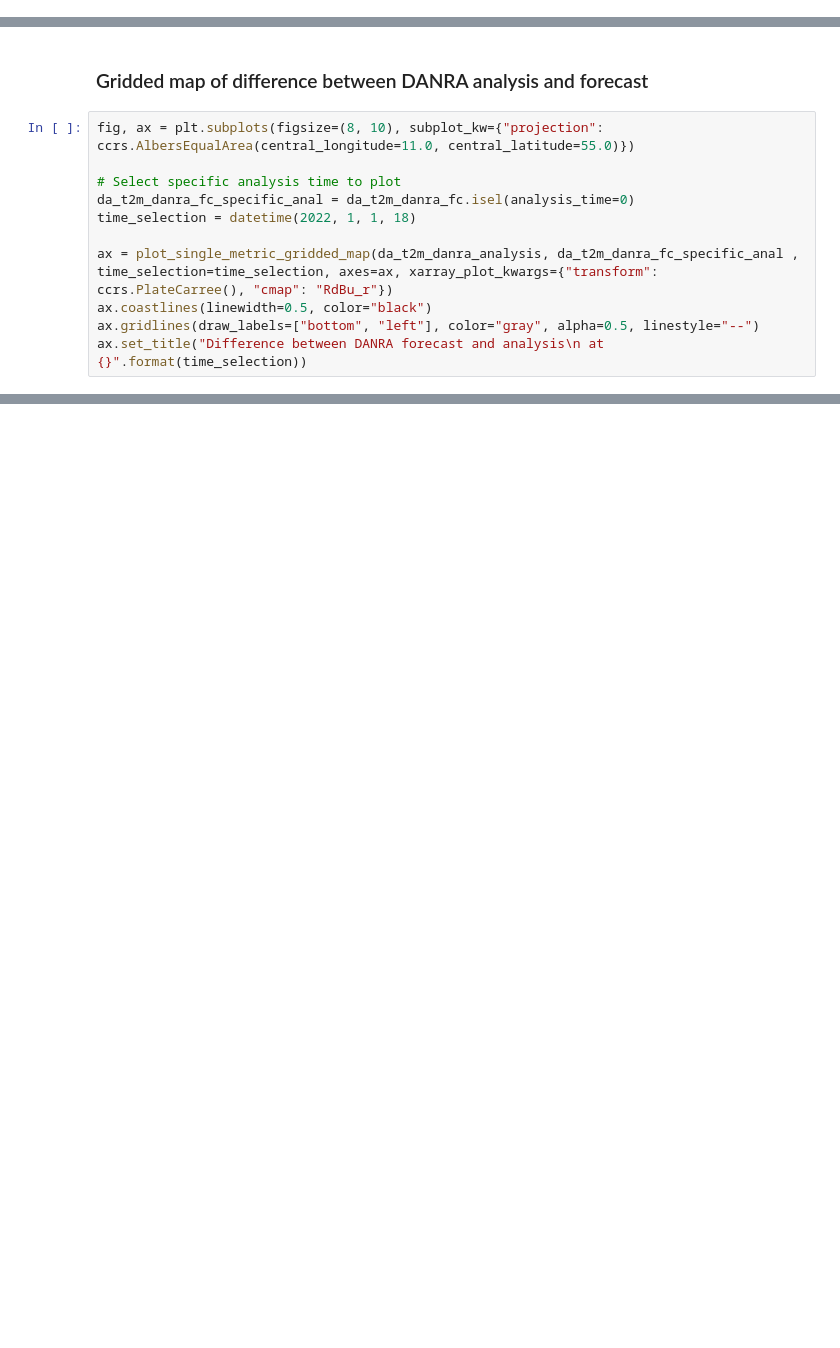
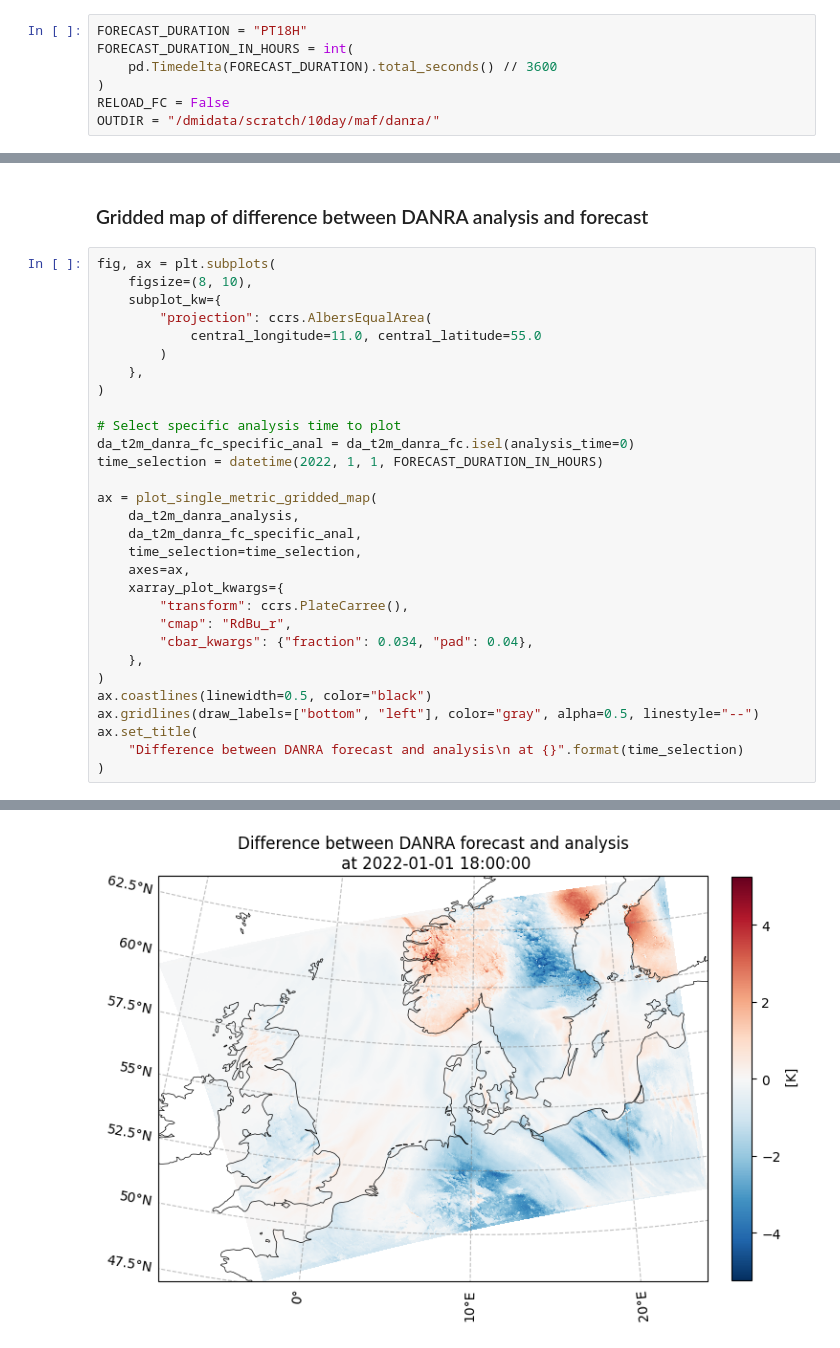
Before and after one commit to mllam/mllam-verification, a Jupyter notebook: notebooks/danra_example_usage.ipynb, the cells around one changed output, grey strips where cells are left out. Cells and saved outputs as stored; diff of their text form; blank space fills up the shorter version.

Commit message:
Added dask support in example notebook. Added black formatter for jupyter notebooks. Finished first example notebook.

```diff
--- a/notebooks/danra_example_usage.ipynb
+++ b/notebooks/danra_example_usage.ipynb
@@ -16,0 +22,7 @@ RELOAD_FC = True
+# %%
+FORECAST_DURATION = "PT18H"
+FORECAST_DURATION_IN_HOURS = int(
+    pd.Timedelta(FORECAST_DURATION).total_seconds() // 3600
+)
+RELOAD_FC = False
+OUTDIR = "/dmidata/scratch/10day/maf/danra/"
@@ -87,13 +183,33 @@ ax.set_title("RMSE between DANRA forecast and analysis")
 # %% [markdown]
 ### Gridded map of difference between DANRA analysis and forecast
 # %%
-fig, ax = plt.subplots(figsize=(8, 10), subplot_kw={"projection": ccrs.AlbersEqualArea(central_longitude=11.0, central_latitude=55.0)})
+fig, ax = plt.subplots(
+    figsize=(8, 10),
+    subplot_kw={
+        "projection": ccrs.AlbersEqualArea(
+            central_longitude=11.0, central_latitude=55.0
+        )
+    },
+)
 
 # Select specific analysis time to plot
 da_t2m_danra_fc_specific_anal = da_t2m_danra_fc.isel(analysis_time=0)
-time_selection = datetime(2022, 1, 1, 18)
+time_selection = datetime(2022, 1, 1, FORECAST_DURATION_IN_HOURS)
 
-ax = plot_single_metric_gridded_map(da_t2m_danra_analysis, da_t2m_danra_fc_specific_anal , time_selection=time_selection, axes=ax, xarray_plot_kwargs={"transform": ccrs.PlateCarree(), "cmap": "RdBu_r"})
+ax = plot_single_metric_gridded_map(
+    da_t2m_danra_analysis,
+    da_t2m_danra_fc_specific_anal,
+    time_selection=time_selection,
+    axes=ax,
+    xarray_plot_kwargs={
+        "transform": ccrs.PlateCarree(),
+        "cmap": "RdBu_r",
+        "cbar_kwargs": {"fraction": 0.034, "pad": 0.04},
+    },
+)
 ax.coastlines(linewidth=0.5, color="black")
 ax.gridlines(draw_labels=["bottom", "left"], color="gray", alpha=0.5, linestyle="--")
-ax.set_title("Difference between DANRA forecast and analysis\n at {}".format(time_selection))
+ax.set_title(
+    "Difference between DANRA forecast and analysis\n at {}".format(time_selection)
+)
+# %% [output]
@@ -99,0 +217 @@ ax.set_title("Difference between DANRA forecast and analysis\n at {}".format(tim
+[figure, added]
```
Also changed, not shown: parts of 22 cells of this notebook, 2 other files.
